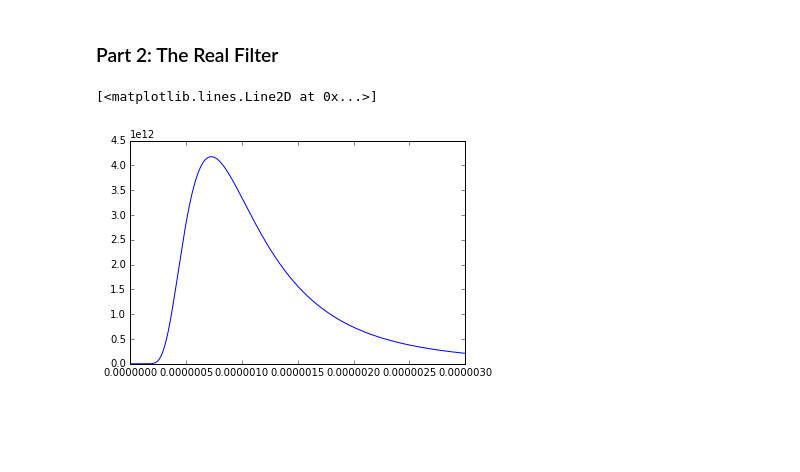
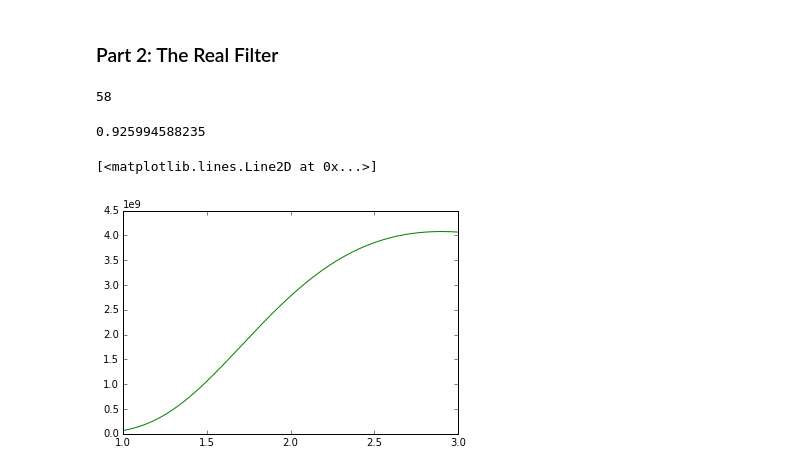
Before and after one commit to eliasog/ResearchFilters, a Jupyter notebook: Research_Filters.ipynb, the cells around one changed output. Saved outputs shown, nothing was run; the diff lists cells and outputs as text; code cells hidden in the pictures; blank space fills up the shorter version.

```diff
--- a/Research_Filters.ipynb
+++ b/Research_Filters.ipynb
@@ -154,6 +140,58 @@ Ks_resp = [0, 8.16E-06,1.61E-05,1.59E-04,4.95E-04,5.38E-03,1.19E-02,1.97E-02,4.2
-# %%
-
-plt.plot(wavelengths, planck(wavelengths, 4000))
-# %% [output]
-[<matplotlib.lines.Line2D at 0x...>]
-[figure, removed]
+# %%
+##  manually-entered data
+
+## anything with the extension _wav represents wavelengths in microns
+## anything with the extension _rsr represents relative spectral response
+## J represents the J-band; H represents the H-band
+
+J_wav = [1.062, 1.066,1.07,1.075,1.078,1.082,1.084,1.087,1.089,1.093,1.096,1.102,1.105,1.107,1.109,
+         1.112,1.116,1.117,1.12,1.123,1.128,1.129,1.132,1.134,1.138,1.14,1.143,1.147,1.154,1.159,1.164
+         ,1.167,1.17,1.173,1.175,1.179,1.182,1.186,1.188,1.192,1.195,1.199,1.202,1.209,1.216,1.221,1.227,1.231,1.236
+         ,1.24,1.244,1.247,1.253,1.255,1.258,1.26,1.265,1.27,1.275,1.279,1.286,1.292,1.297,1.302,1.305,1.307,1.31
+         ,1.313,1.316,1.319,1.323,1.326,1.33,1.333,1.334,1.336,1.339,1.343,1.346,1.349,1.353,1.355,1.36,1.363,1.37
+         ,1.373,1.377,1.383,1.388,1.392,1.395,1.396,1.397,1.398,1.4,1.401,1.402,1.404,1.406,1.407,1.41,1.412,1.416
+         ,1.421,1.426,1.442,1.45]
+J_rsr = [0,4.07E-04,1.54E-03,2.67E-03,5.51E-03,1.23E-02,2.03E-02,3.06E-02,4.05E-02,5.15E-02,5.64E-02,7.18E-02
+         ,0.273603,0.340997,0.358446,0.380134,0.330668,0.239548,0.250062,0.283301,0.258233,0.251474,0.538119
+         ,0.223168,0.536893,0.110203,0.529207,0.26194,0.320155,0.1743,0.607031,0.617933,0.676289,0.72794,0.746531
+         ,0.830404,0.790307,0.809605,0.836888,0.835984,0.749936,0.708013,0.698759,0.704854,0.700382,0.732765,0.705725
+         ,0.842431,0.921873,0.952505,0.967585,0.959508,0.922697,0.892978,0.852943,0.802308,0.750078,0.678072,0.652417
+         ,0.638754,0.642413,0.64856,0.68238,0.752903,0.775942,0.811828,0.777008,0.72103,0.952459,0.855137,0.841401
+         ,1,0.894736,0.854912,0.537894,0.279866,0.906532,0.689345,0.553327,0.243177,1.44E-02,1.89E-04,4.01E-02
+         ,4.54E-03,3.20E-04,3.72E-02,5.38E-04,0,1.44E-04,3.30E-03,3.14E-04,8.48E-03,2.54E-02,0.118446,1.36E-04
+         ,6.10E-05,5.21E-02,1.04E-02,4.78E-02,4.20E-04,2.37E-03,5.26E-03,8.65E-03,7.29E-04,3.48E-04,3.78E-04,0]
+
+H_wav = [1.289,1.315,1.341,1.368,1.397,1.418,1.44,1.462,1.478,1.486,1.493,1.504,1.515,1.528,1.539,1.546,1.551,1.556
+         ,1.565,1.572,1.577,1.583,1.592,1.597,1.602,1.613,1.619,1.628,1.633,1.642,1.648,1.657,1.659,1.671,1.684
+         ,1.701,1.715,1.727,1.739,1.746,1.751,1.753,1.756,1.764,1.775,1.785,1.79,1.796,1.803,1.81,1.813,1.818,1.828
+         ,1.835,1.85,1.871,1.893,1.914]
+H_rsr = [0,5.92E-08,1.27E-07,0,0,1.71E-05,5.11E-04,2.77E-03,8.09E-03,2.87E-02,8.71E-02,0.201449,0.438159,0.686357
+         ,0.818076,0.882073,0.911825,0.926872,0.929288,0.872747,0.856619,0.882556,0.918084,0.926654,0.907594
+         ,0.925974,0.920496,0.924198,0.923533,0.941788,0.949134,0.980658,0.993744,1,0.956052,0.924116,0.98212
+         ,0.991589,0.988683,0.979168,0.968184,0.93704,0.918998,0.842264,0.667111,0.269402,0.45163,0.173062,0.107726
+         ,7.07E-02,5.11E-03,2.00E-02,3.92E-04,1.53E-06,5.95E-05,0,3.05E-05,0]
+# %% [output]
+58
+# %%
+## creating a second planck curve that will take in MICRONS as opposed to meters
+
+def planck2(x, T):
+
+    h = 6.626e-34 ## J*s
+    c = 3.0e+8 ## m/s
+    k = 1.38e-23 ## J/K
+
+    a0 = 2.0*h*c**2
+    b0 = (h*c)/((x*1e-6)*k*T)
+    intensity = a0 / (((x*1e-6)**5) * (np.exp(b0) - 1.0) )
+    return intensity
+
+wavelengths = np.arange(1, 3, 1e-3) ## for our "x" value in the function
+temperatures = np.arange(2500, 38000, 1) ## for our "T" value in the function; the full range of Main Sequence temps
+
+## let's just choose a temperature at which to plot our planck curve
+plt.plot(wavelengths, planck2(wavelengths,1000))
+# %% [output]
+0.925994588235
+[<matplotlib.lines.Line2D at 0x...>]
+[figure, added]
```
Also changed, not shown: parts of 7 cells of this notebook.
